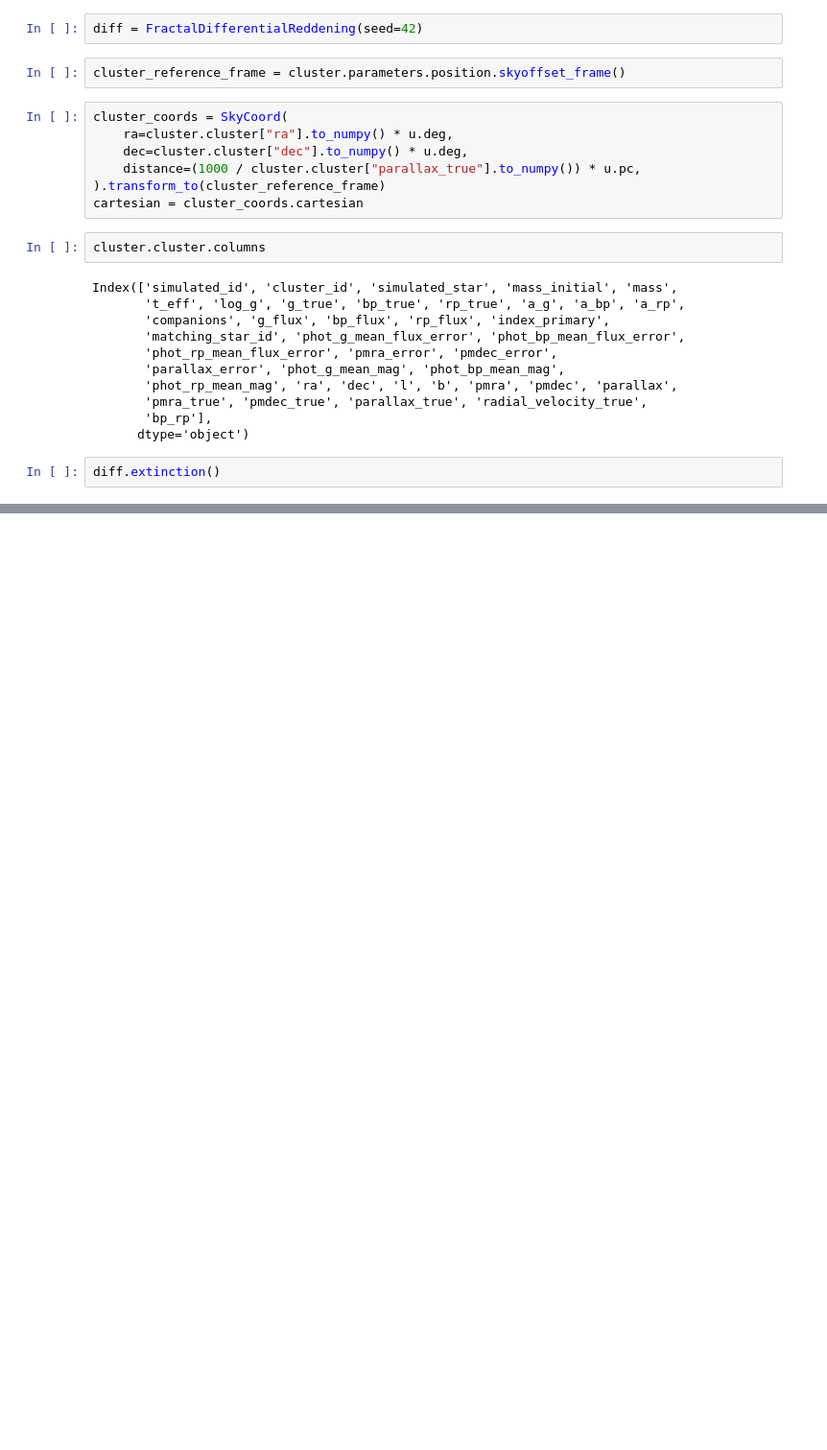
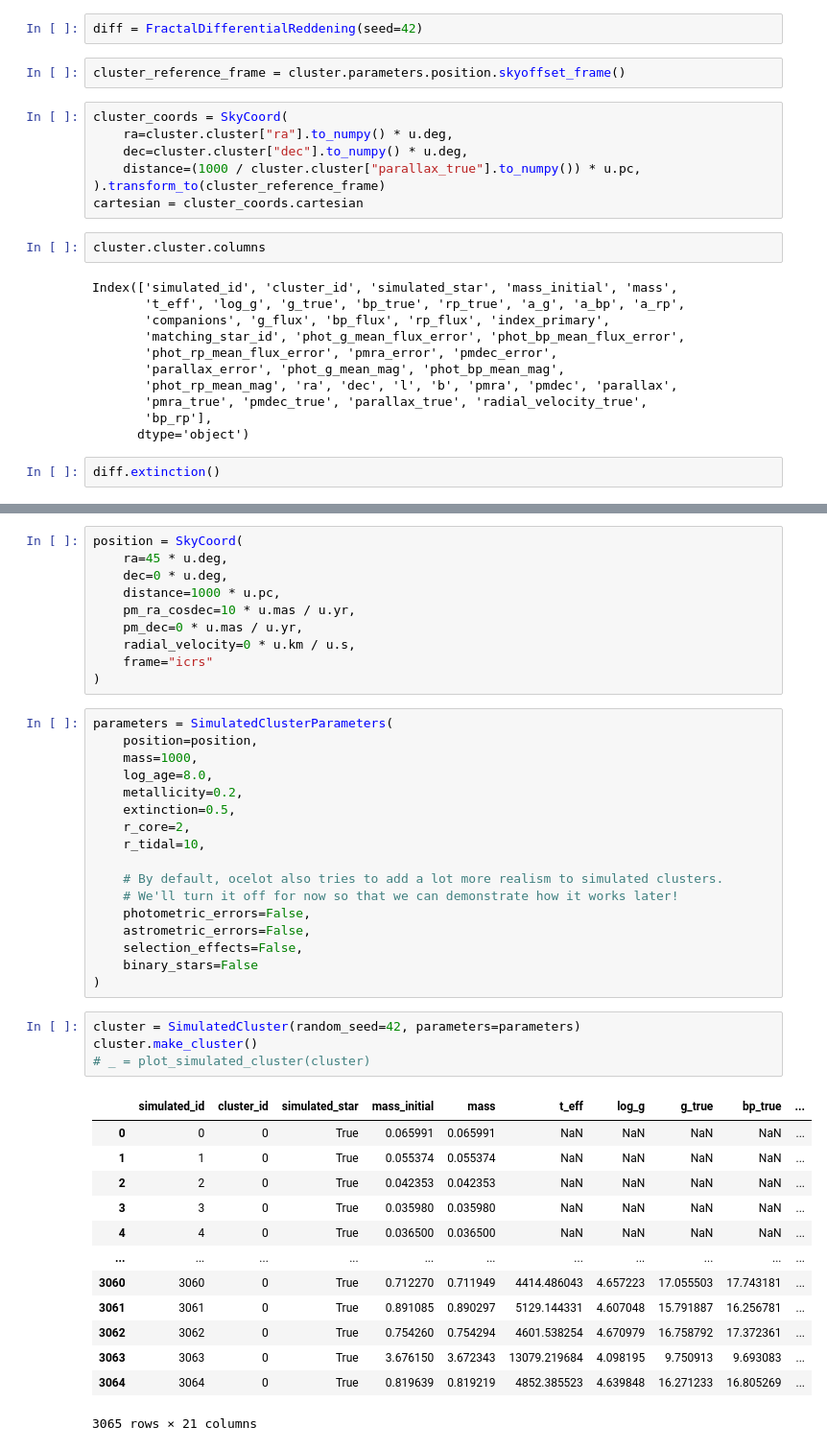
Before and after one commit to emilyhunt/ocelot, a Jupyter notebook: docs/tutorials/simulate_a_cluster.ipynb, the cells around one changed output, grey strips where cells are left out. Shown at 96% size. Cells and saved outputs as stored; diff of their text form; blank space fills up the shorter version.

```diff
--- a/docs/tutorials/simulate_a_cluster.ipynb
+++ b/docs/tutorials/simulate_a_cluster.ipynb
@@ -268,0 +302,45 @@ diff.extinction()
+# %%
+position = SkyCoord(
+    ra=45 * u.deg,
+    dec=0 * u.deg,
+    distance=1000 * u.pc,
+    pm_ra_cosdec=10 * u.mas / u.yr,
+    pm_dec=0 * u.mas / u.yr,
+    radial_velocity=0 * u.km / u.s,
+    frame="icrs"
+)
+# %%
+parameters = SimulatedClusterParameters(
+    position=position,
+    mass=1000,
+    log_age=8.0,
+    metallicity=0.2,
+    extinction=0.5,
+    r_core=2,
+    r_tidal=10,
+
+    # By default, ocelot also tries to add a lot more realism to simulated clusters.
+    # We'll turn it off for now so that we can demonstrate how it works later!
+    photometric_errors=False,
+    astrometric_errors=False,
+    selection_effects=False,
+    binary_stars=False
+)
+# %%
+cluster = SimulatedCluster(random_seed=42, parameters=parameters)
+cluster.make_cluster()
+# _ = plot_simulated_cluster(cluster)
+# %% [output]
+|  | simulated_id | cluster_id | simulated_star | mass_initial | mass | t_eff | log_g | g_true | bp_true | ... |
+| 0 | 0 | 0 | True | 0.065991 | 0.065991 | NaN | NaN | NaN | NaN | ... |
+| 1 | 1 | 0 | True | 0.055374 | 0.055374 | NaN | NaN | NaN | NaN | ... |
+| 2 | 2 | 0 | True | 0.042353 | 0.042353 | NaN | NaN | NaN | NaN | ... |
+| 3 | 3 | 0 | True | 0.035980 | 0.035980 | NaN | NaN | NaN | NaN | ... |
+| 4 | 4 | 0 | True | 0.036500 | 0.036500 | NaN | NaN | NaN | NaN | ... |
+| ... | ... | ... | ... | ... | ... | ... | ... | ... | ... | ... |
+| 3060 | 3060 | 0 | True | 0.712270 | 0.711949 | 4414.486043 | 4.657223 | 17.055503 | 17.743181 | ... |
+| 3061 | 3061 | 0 | True | 0.891085 | 0.890297 | 5129.144331 | 4.607048 | 15.791887 | 16.256781 | ... |
+| 3062 | 3062 | 0 | True | 0.754260 | 0.754294 | 4601.538254 | 4.670979 | 16.758792 | 17.372361 | ... |
+| 3063 | 3063 | 0 | True | 3.676150 | 3.672343 | 13079.219684 | 4.098195 | 9.750913 | 9.693083 | ... |
+| 3064 | 3064 | 0 | True | 0.819639 | 0.819219 | 4852.385523 | 4.639848 | 16.271233 | 16.805269 | ... |
+3065 rows × 21 columns
```
Also changed, not shown: parts of 3 cells of this notebook, 8 other files.
